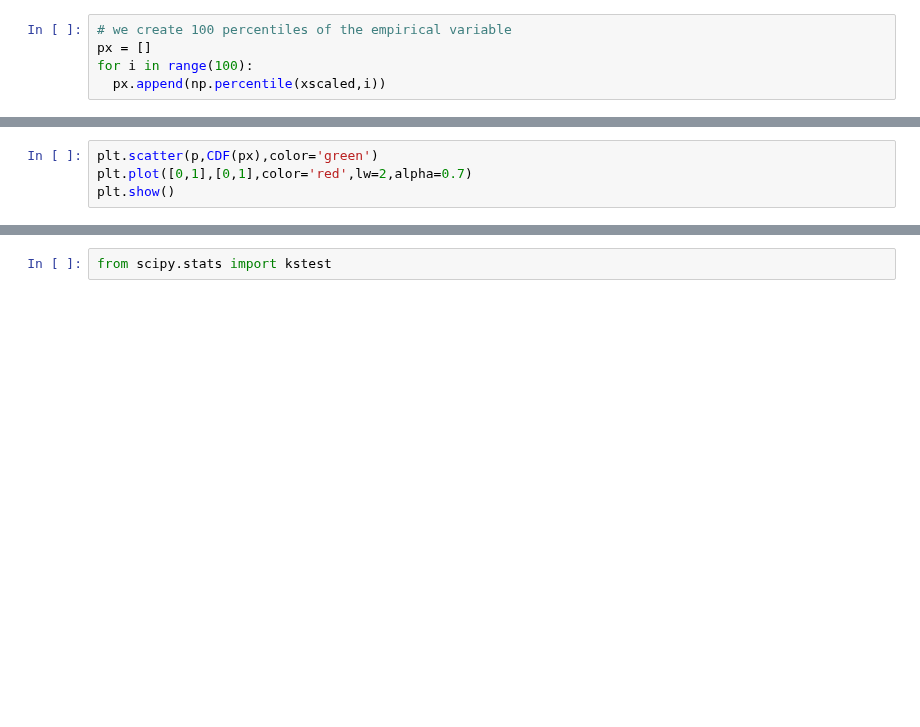
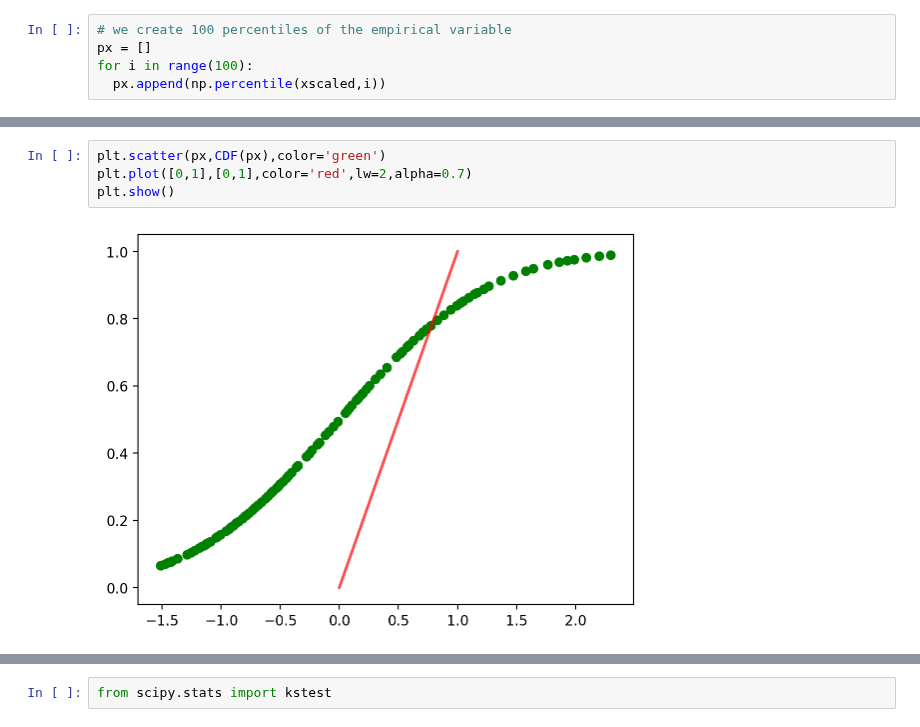
Before and after one commit to yanhai-xiong/DATA301-AML, a Jupyter notebook: Module 1 - Introduction, Probability, Monte Carlo Simulations/Section 1.3 - The_Normal_Distribution_and_Its_Identification.ipynb, the cells around one changed output, grey strips where cells are left out. Drawn from its saved outputs; the diff is of its cells as text; blank space fills up the shorter version.

```diff
--- a/Module 1 - Introduction, Probability, Monte Carlo Simulations/Section 1.3 - The_Normal_Distribution_and_Its_Identification.ipynb
+++ b/Module 1 - Introduction, Probability, Monte Carlo Simulations/Section 1.3 - The_Normal_Distribution_and_Its_Identification.ipynb
@@ -560,7 +592,9 @@ px
 # %%
-plt.scatter(p,CDF(px),color='green')
+plt.scatter(px,CDF(px),color='green')
 plt.plot([0,1],[0,1],color='red',lw=2,alpha=0.7)
 plt.show()
+# %% [output]
+[figure, added]
 # %%
 zscore(x)
 # %% [output]
```
Also changed, not shown: parts of 58 cells of this notebook, 3 other files.
